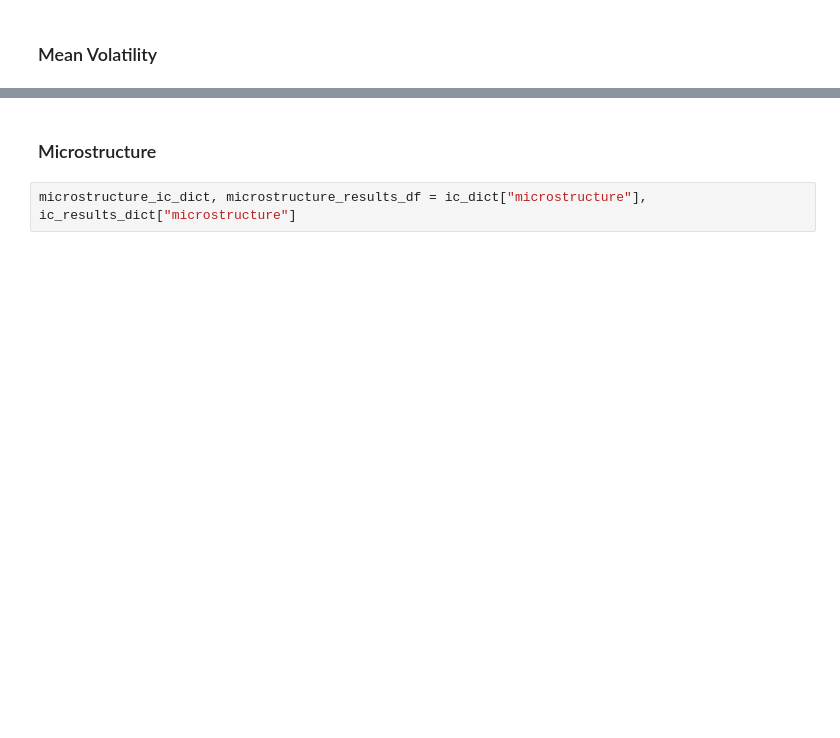
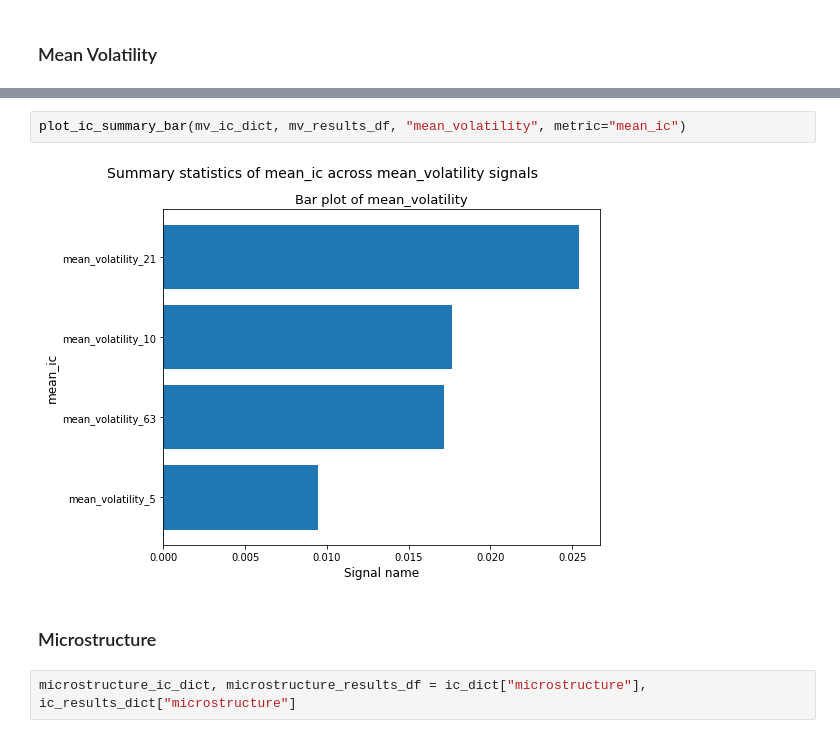
Before and after one commit to hungryfire267/systematic-equities-research, a Jupyter notebook: notebooks/research.ipynb, the cells around one changed output, grey strips where cells are left out. Cells and saved outputs as stored; diff of their text form; blank space fills up the shorter version.

```diff
--- a/notebooks/research.ipynb
+++ b/notebooks/research.ipynb
@@ -75,3 +71,7 @@ KeyError: 'mean_volatility'
+# %%
+plot_ic_summary_bar(mv_ic_dict, mv_results_df, "mean_volatility", metric="mean_ic")
+# %% [output]
+[figure, added]
 # %% [markdown]
 ### Microstructure
 # %%
```
Also changed, not shown: parts of 12 cells of this notebook, 3 other files.
